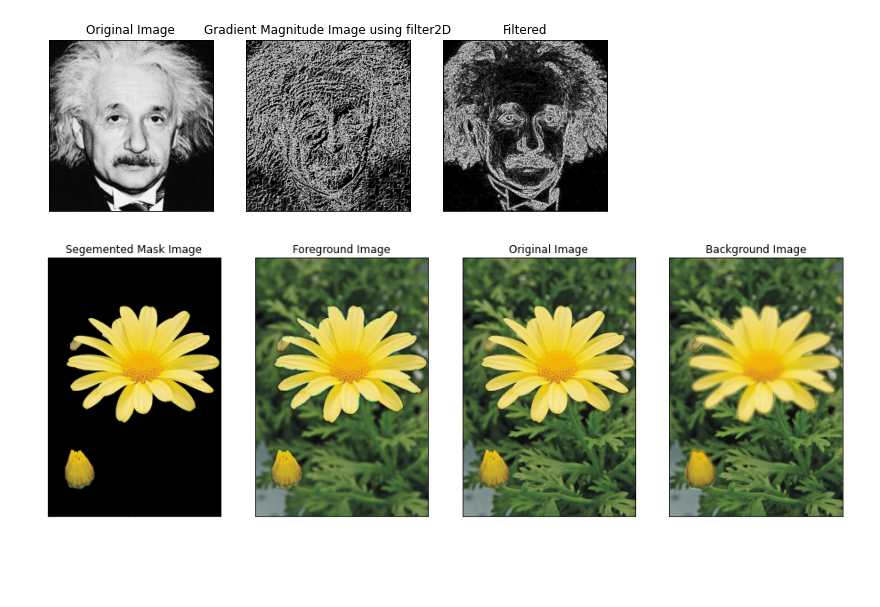
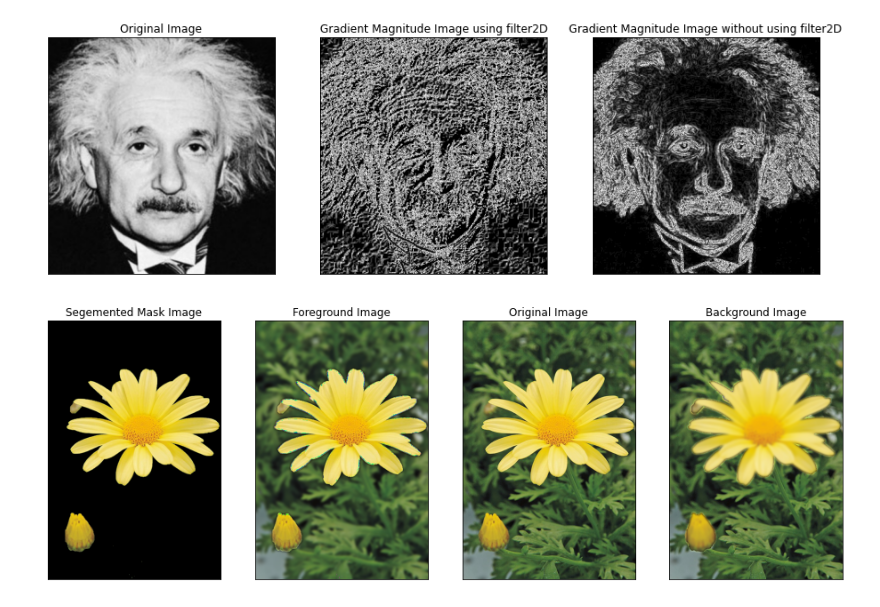
Before and after one commit to Poogitha/Codings, a Jupyter notebook: 190280N_EN2550_Assignment_01.ipynb, the cells around one changed output. Cells and saved outputs as stored; diff of their text form; code cells hidden in the pictures; blank space fills up the shorter version.

```diff
--- a/190280N_EN2550_Assignment_01.ipynb
+++ b/190280N_EN2550_Assignment_01.ipynb
@@ -145,9 +123,5 @@ for i in range(len(gamma)):
 # %%
 # Question 4
-
-import numpy as np
-import matplotlib.pyplot as plt
-import cv2 as cv
 
 img = cv.imread(r"Assignment Images/shells.png",cv.IMREAD_GRAYSCALE)
 img_flat=img.flatten()
@@ -171,15 +145,13 @@ def histogram_equalize(img,size):
     new_img=hist_img[0,:]
     return new_img
 
-
-
 def histogram(img,size,title):
     img_pixel =np.zeros((256,1))
     index_=np.linspace(0,255,256).reshape(256,1).astype(int)
     img_pixel=np.append(index_,img_pixel,axis=1).astype(int)
     for j in range(size):
         img_pixel[int(img[j]),1]+=1
-    plt.figure()
+    plt.figure(figsize=(7,4))
     plt.plot(img_pixel[:,0],img_pixel[:,1])
     plt.title(title)
     plt.show()
@@ -188,15 +160,8 @@ histogram(img_flat,size,"Histogram of Original Image") #plot histogram of origin
 hist_image=histogram_equalize(img_flat,size)
 histogram(hist_image,size,"Histogram of Equalized Image") #plot histogram of equalized image
 
-cv.namedWindow('Image',cv.WINDOW_AUTOSIZE)
-cv.imshow('image',img)
-cv.waitKey(0)
-cv.imshow('image',hist_image.reshape(500,500))
-cv.waitKey(0)
-cv.destroyAllWindows()
-
 #plotting
-fig,ax=plt.subplots(1,2,sharex='all',sharey='all',figsize=(12,5))
+fig,ax=plt.subplots(1,2,sharex='all',sharey='all',figsize=(8,5))
 ax[0].imshow(cv.cvtColor(img,cv.COLOR_BGR2RGB))
 ax[0].set_title("Original Image")
 ax[0].set_xticks([]) , ax[0].set_yticks([])
@@ -267,60 +233,51 @@ for i in range(len(img_small)):
 # %%
 # Question 6(a)
-
-import numpy as np
-import matplotlib.pyplot as plt
-import cv2 as cv
+import math
 
 img=cv.imread(r"Assignment Images/einstein.png",cv.IMREAD_GRAYSCALE)
 assert img is not None
-kernel_v=np.array([[-1,-2,-1],[0,0,0],[1,2,1]])
-img_x=cv.filter2D(img,-1,kernel_v)
-kernel_h=np.array([[-1,0,1],[-2,0,2],[-1,0,1]])
-img_y=cv.filter2D(img,-1,kernel_h)
+kernel_v,kernel_h=np.array([[-1,-2,-1],[0,0,0],[1,2,1]]),np.array([[-1,0,1],[-2,0,2],[-1,0,1]])
+img_x,img_y=cv.filter2D(img,-1,kernel_v),cv.filter2D(img,-1,kernel_h)
 grad_mag_filter2D=np.sqrt(img_x**2+img_y**2)
 
 # Filter Function
-def filter(image, kernel):
+def filter(image, kernel):# Filter Function
     assert kernel.shape[0]%2 == 1 and kernel.shape[1]%2==1
     k_hh,k_hw = math.floor(kernel.shape[0]/2),math.floor(kernel.shape[1]/2)
     h,w = image.shape
     image_float= cv.normalize(image.astype("float"),None,0.2,0.3,cv.NORM_MINMAX)
     result= np.zeros( image.shape,"float")
     for m in range(k_hh,h-k_hh):
         for n in range(k_hw,w-k_hw):
             result[m,n]=np.dot(image_float[m-k_hh: m+k_hh+1,n-k_hw: n+k_hw+1].flatten(),kernel.flatten())
     return result
-
-def filter_reduce(image,kernel_col,kernel_row):
-    k_hh,k_hw = math.floor(kernel_row.shape[1]/2),math.floor(kernel_col.shape[]/2)
+def filter_sep(image,kernel_col,kernel_row):
+    k_hh,k_hw = math.floor(kernel_row.shape[1]/2),math.floor(kernel_col.shape[0]/2)
     h,w = image.shape
     image_float= cv.normalize(image.astype("float"),None,0.2,0.3,cv.NORM_MINMAX)
     result= np.zeros( image.shape,"float")
     for m in range(k_hh,h-k_hh):
         for n in range(k_hw,w-k_hw):
-            result[m,n]=np.dot(image_float[m-k_hh: m+k_hh+1,n-k_hw: n+k_hw+1].flatten(),kernel.flatten())
+            result[m,n]=np.dot(np.dot(image_float[m-k_hh: m+k_hh+1,n-k_hw: n+k_hw+1],kernel_row),kernel_col)
     return result
-imgb_v=filter(img,kernel_v)
-imgb_h=filter(img,kernel_h)
-imgb_v=imgb_v*255.0
-imgb_v=imgb_v.astype(np.uint8)
-imgb_h=imgb_h*255.0
-imgb_h=imgb_h.astype(np.uint8)
+imgb_v,imgb_h=filter(img,kernel_v),filter(img,kernel_h)
+imgb_v=(imgb_v*255.0).astype(np.uint8)
+imgb_h=(imgb_h*255.0).astype(np.uint8)
 grad_mag=np.sqrt(imgb_v**2+imgb_h**2)
 
-fig,ax=plt.subplots(1,3,sharex='all',sharey='all',figsize=(10,10))
+fig,ax=plt.subplots(1,3,sharex='all',sharey='all',figsize=(15,10))
 ax[0].imshow(img,cmap='gray',vmin=0,vmax=255)
 ax[0].set_title('Original Image')
 ax[0].set_xticks([]) , ax[0].set_yticks([])
 ax[1].imshow(grad_mag_filter2D,cmap='gray')
 ax[1].set_title('Gradient Magnitude Image using filter2D')
 ax[2].imshow(grad_mag,cmap='gray')
-ax[2].set_title("Filtered")
+ax[2].set_title("Gradient Magnitude Image without using filter2D")
 plt.show()
 for i in range(2):
     ax[i].axis('off')
 # %% [output]
-[figure, old version]
+[figure, new version]
 # %%
 # Question 7
 
```
Also changed, not shown: parts of 9 cells of this notebook, 5 other files.
